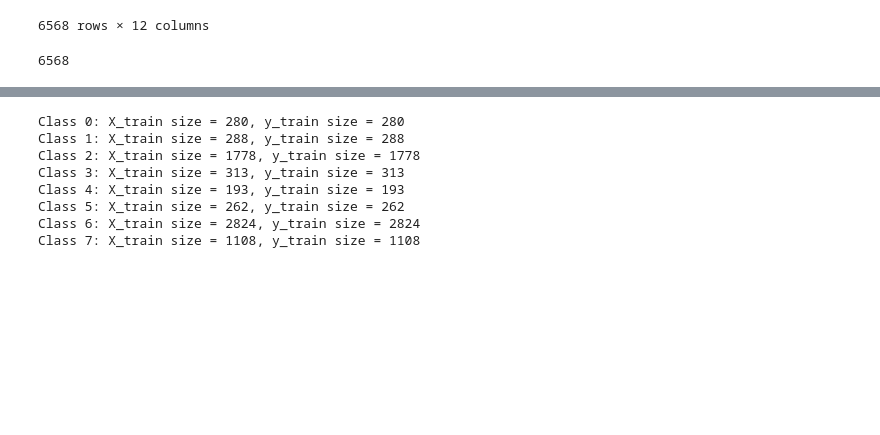
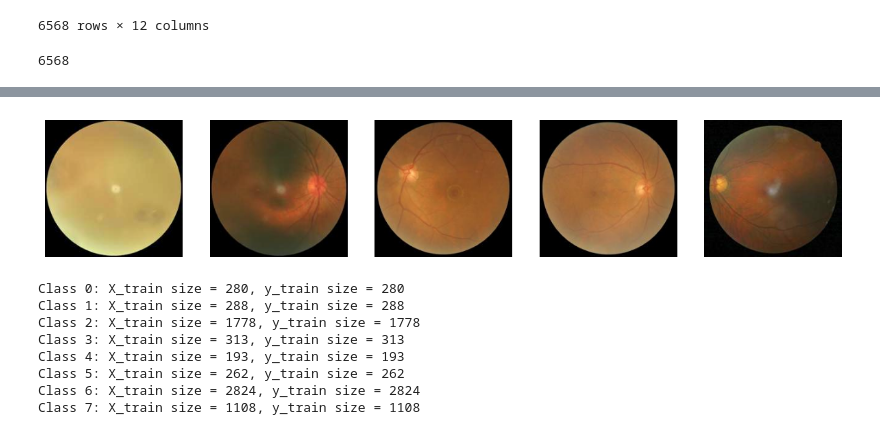
Before and after one commit to florencecornelissen/ODIR_challenge, a Jupyter notebook: augmentation.ipynb, the cells around one changed output, grey strips where cells are left out. Drawn from its saved outputs; the diff is of its cells as text; code cells hidden in the pictures; blank space fills up the shorter version.

```diff
--- a/augmentation.ipynb
+++ b/augmentation.ipynb
@@ -92,3 +87,11 @@ plt.imshow(X_train[0])
+# %%
+fig, axes = plt.subplots(1, 5, figsize=(15, 3))  # You can adjust the figsize as needed
+for i in range(5):
+    axes[i].imshow(X_train[i])
+    axes[i].axis('off')  # Turn off axis labels
+plt.show()
+# %% [output]
+[figure, added]
 # %%
 # Define your augmentations
 augmentations = A.Compose([
```
Also changed, not shown: parts of 7 cells of this notebook.
